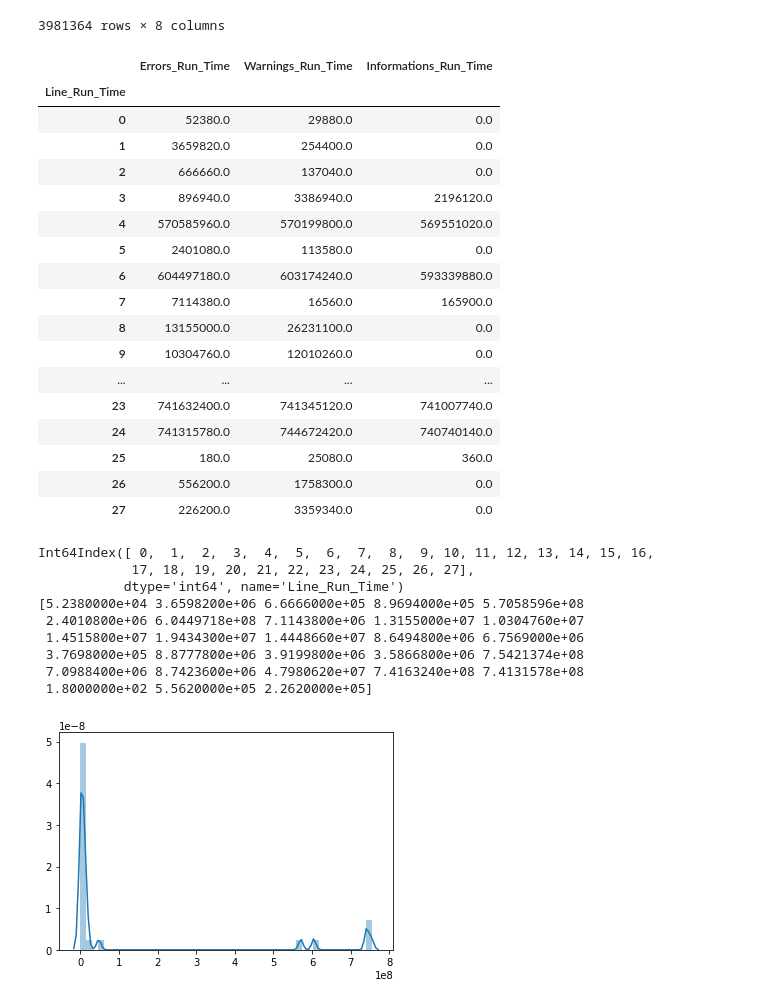
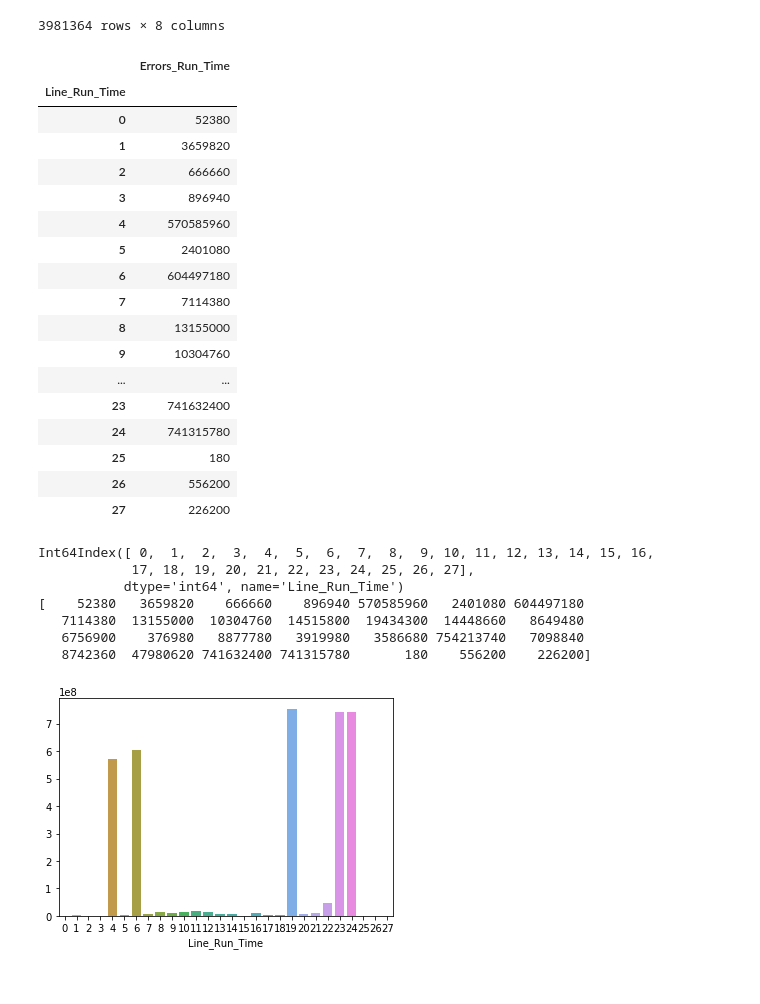
Before and after one commit to cold1ce/datascience_praxisprojekt, a Jupyter notebook: RobotLinesAnalysis/abbRobotTimesLinesAnalysis.ipynb, the cells around one changed output. Cells and saved outputs as stored; diff of their text form; code cells hidden in the pictures.

```diff
--- a/RobotLinesAnalysis/abbRobotTimesLinesAnalysis.ipynb
+++ b/RobotLinesAnalysis/abbRobotTimesLinesAnalysis.ipynb
@@ -127,44 +127,43 @@ df_RunTimePerDay = pd.DataFrame()
 df_RunTimePerDay["Line_Run_Time"] = myColumnsLineArray
 df_RunTimePerDay = df_RunTimePerDay.set_index("Line_Run_Time")
 df_RunTimePerDay["Errors_Run_Time"] = myRunTimePerDayErrorsArray
-df_RunTimePerDay["Warnings_Run_Time"] = myRunTimePerDayWarningsArray
-df_RunTimePerDay["Informations_Run_Time"] = myRunTimePerDayInformationsArray
+#df_RunTimePerDay["Warnings_Run_Time"] = myRunTimePerDayWarningsArray
+#df_RunTimePerDay["Informations_Run_Time"] = myRunTimePerDayInformationsArray
+df_RunTimePerDay = df_RunTimePerDay.astype(int)
 df_RunTimePerDay
 # %% [output]
-|  | Errors_Run_Time | Warnings_Run_Time | Informations_Run_Time |
-| Line_Run_Time |  |  |  |
-| 0 | 52380.0 | 29880.0 | 0.0 |
-| 1 | 3659820.0 | 254400.0 | 0.0 |
-| 2 | 666660.0 | 137040.0 | 0.0 |
-| 3 | 896940.0 | 3386940.0 | 2196120.0 |
-| 4 | 570585960.0 | 570199800.0 | 569551020.0 |
-| 5 | 2401080.0 | 113580.0 | 0.0 |
-| 6 | 604497180.0 | 603174240.0 | 593339880.0 |
-| 7 | 7114380.0 | 16560.0 | 165900.0 |
-| 8 | 13155000.0 | 26231100.0 | 0.0 |
-| 9 | 10304760.0 | 12010260.0 | 0.0 |
-| ... | ... | ... | ... |
-| 23 | 741632400.0 | 741345120.0 | 741007740.0 |
-| 24 | 741315780.0 | 744672420.0 | 740740140.0 |
-| 25 | 180.0 | 25080.0 | 360.0 |
-| 26 | 556200.0 | 1758300.0 | 0.0 |
-| 27 | 226200.0 | 3359340.0 | 0.0 |
+|  | Errors_Run_Time |
+| Line_Run_Time |  |
+| 0 | 52380 |
+| 1 | 3659820 |
+| 2 | 666660 |
+| 3 | 896940 |
+| 4 | 570585960 |
+| 5 | 2401080 |
+| 6 | 604497180 |
+| 7 | 7114380 |
+| 8 | 13155000 |
+| 9 | 10304760 |
+| ... | ... |
+| 23 | 741632400 |
+| 24 | 741315780 |
+| 25 | 180 |
+| 26 | 556200 |
+| 27 | 226200 |
 # %%
 print(df_RunTimePerDay.index)
 print(df_RunTimePerDay.Errors_Run_Time.values)
-sns.distplot(df_RunTimePerDay.Errors_Run_Time.values)
+sns.barplot(x=df_RunTimePerDay.index, y=df_RunTimePerDay.Errors_Run_Time.values)
 plt.show()
 # %% [output]
 Int64Index([ 0,  1,  2,  3,  4,  5,  6,  7,  8,  9, 10, 11, 12, 13, 14, 15, 16,
             17, 18, 19, 20, 21, 22, 23, 24, 25, 26, 27],
            dtype='int64', name='Line_Run_Time')
-[5.2380000e+04 3.6598200e+06 6.6666000e+05 8.9694000e+05 5.7058596e+08
- 2.4010800e+06 6.0449718e+08 7.1143800e+06 1.3155000e+07 1.0304760e+07
- 1.4515800e+07 1.9434300e+07 1.4448660e+07 8.6494800e+06 6.7569000e+06
- 3.7698000e+05 8.8777800e+06 3.9199800e+06 3.5866800e+06 7.5421374e+08
- 7.0988400e+06 8.7423600e+06 4.7980620e+07 7.4163240e+08 7.4131578e+08
- 1.8000000e+02 5.5620000e+05 2.2620000e+05]
+[    52380   3659820    666660    896940 570585960   2401080 604497180
+   7114380  13155000  10304760  14515800  19434300  14448660   8649480
+   6756900    376980   8877780   3919980   3586680 754213740   7098840
+   8742360  47980620 741632400 741315780       180    556200    226200]
-[figure, old version]
+[figure, new version]
 # %%
 RunTimeErrorsPerDayErrors = dfRunTimeErrorsPerDay(df,1)
 RunTimeErrorsPerDayWarnings = dfRunTimeErrorsPerDay(df,2)
```
